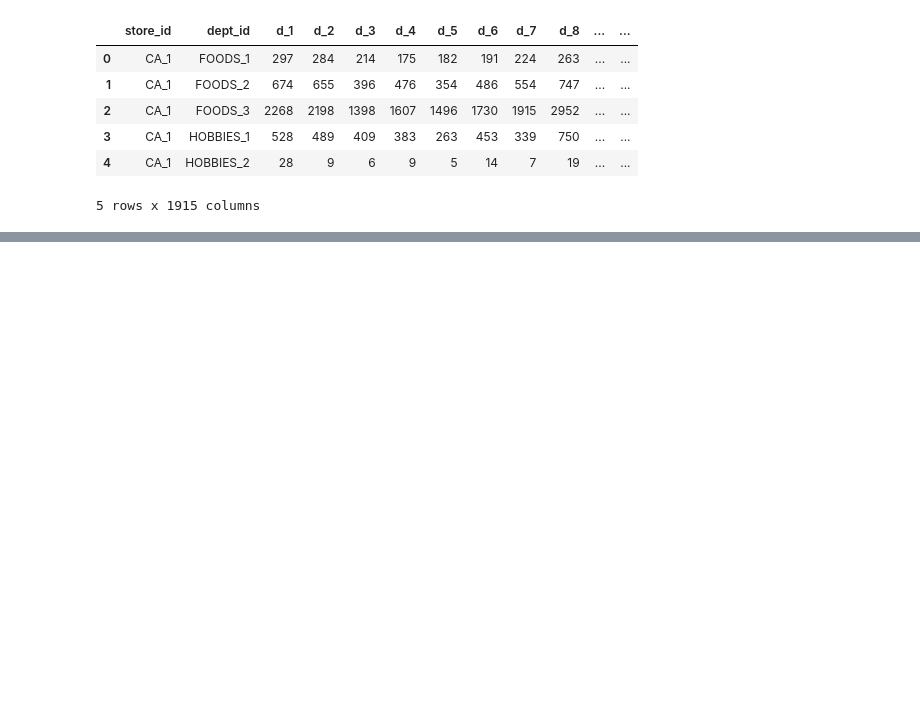
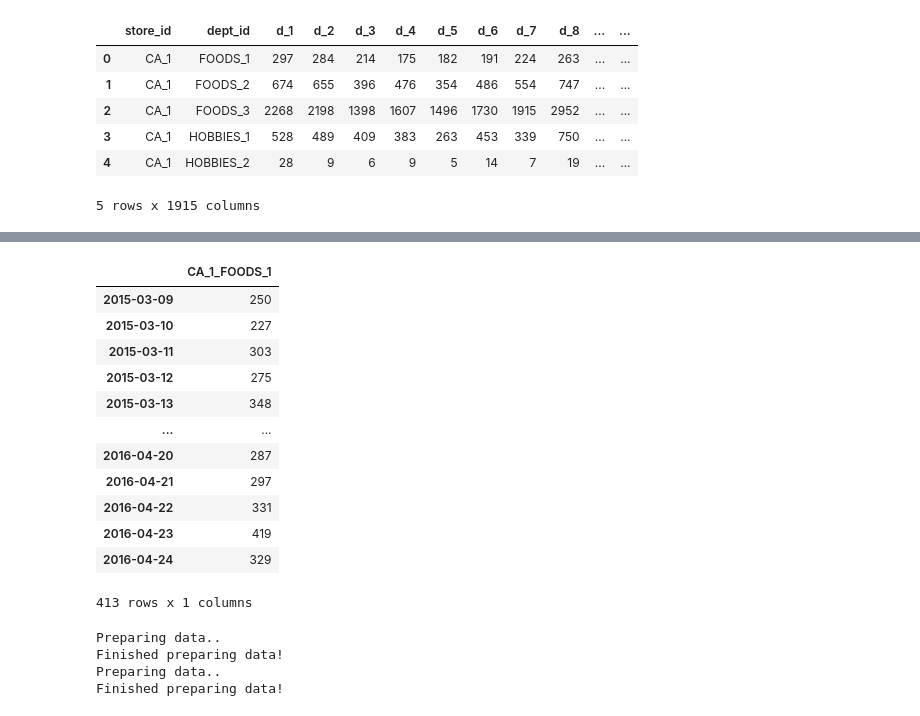
Before and after one commit to aqafridi/Walmart-Sales-Forecasting-v.2, a Jupyter notebook: xgb_driver.ipynb, the cells around one changed output, grey strips where cells are left out. Cells and saved outputs as stored; diff of their text form; code cells hidden in the pictures; blank space fills up the shorter version.

```diff
--- a/xgb_driver.ipynb
+++ b/xgb_driver.ipynb
@@ -180,0 +77,18 @@ XGBoostError: [15:20:14] C:\buildkite-agent\builds\buildkite-windows-cpu-autosca
+# %%
+test_data_ = data_[data_.index >= '2015-03-09']
+test_data_ = test_data_[test_data_.index <= '2016-04-24']
+test_data_
+# %% [output]
+|  | CA_1_FOODS_1 |
+| 2015-03-09 | 250 |
+| 2015-03-10 | 227 |
+| 2015-03-11 | 303 |
+| 2015-03-12 | 275 |
+| 2015-03-13 | 348 |
+| ... | ... |
+| 2016-04-20 | 287 |
+| 2016-04-21 | 297 |
+| 2016-04-22 | 331 |
+| 2016-04-23 | 419 |
+| 2016-04-24 | 329 |
+413 rows x 1 columns
@@ -180,0 +116,36 @@ XGBoostError: [15:20:14] C:\buildkite-agent\builds\buildkite-windows-cpu-autosca
+# %%
+import utils
+import numpy as np
+
+training_indices = utils.get_indices_entire_sequence(
+    data=train_data_,
+    window_size=hyperparameters["in_length"]+target_sequence_length,
+    step_size=hyperparameters["step_size"]
+    )
+
+# Obtain (X,Y) pairs of training data
+x_train, y_train = utils.get_xgboost_x_y(
+    indices=training_indices,
+    data=train_data_[hyperparameters["selected_features"]].to_numpy(),
+    target_sequence_length=target_sequence_length,
+    input_seq_len=hyperparameters["in_length"]
+    )
+
+test_indices = utils.get_indices_entire_sequence(
+    data=test_data_,
+    window_size=hyperparameters["in_length"]+target_sequence_length,
+    step_size=24
+    )
+
+# Obtain (X,Y) pairs of test data
+x_test, y_test = utils.get_xgboost_x_y(
+    indices=test_indices,
+    data=test_data_[hyperparameters["selected_features"]].to_numpy(),
+    target_sequence_length=target_sequence_length,
+    input_seq_len=hyperparameters["in_length"]
+    )
+# %% [output]
+Preparing data..
+Finished preparing data!
+Preparing data..
+Finished preparing data!
```
Also changed, not shown: parts of 69 cells of this notebook, 10 other files.
